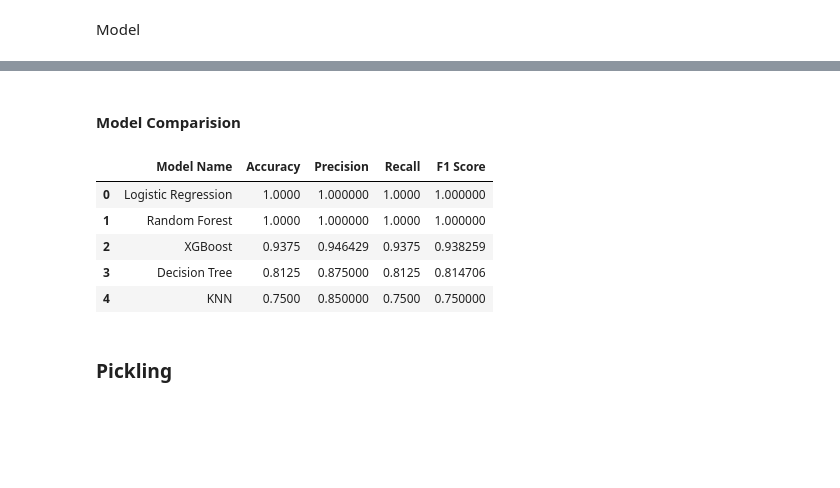
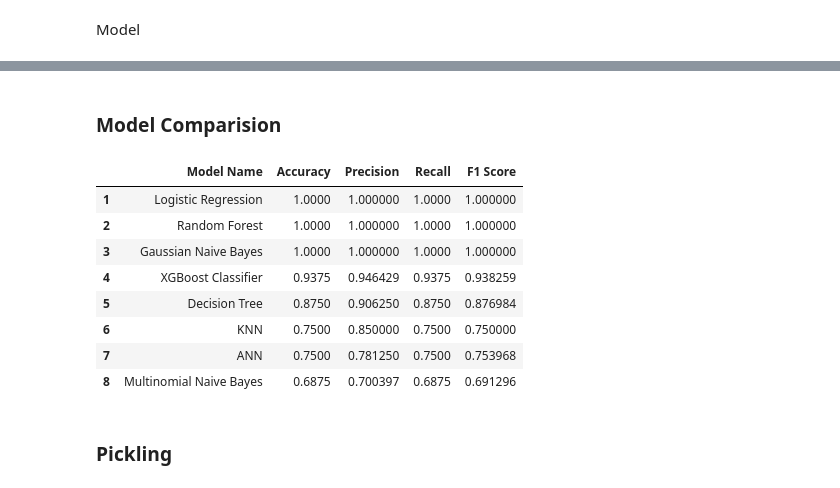
Before and after one commit to RampageousRJ/Forest-Fire-Prediction, a Jupyter notebook: model.ipynb, the cells around one changed output, grey strips where cells are left out. Saved outputs shown, nothing was run; the diff lists cells and outputs as text; code cells hidden in the pictures; blank space fills up the shorter version.

Commit message:
Added ANN
- Achieved 81.25% accuracy with ANN
- Achieved 93.75% accuracy with XGB Classifier
- Also removed duplicates from model summary table

```diff
--- a/model.ipynb
+++ b/model.ipynb
@@ -247,7 +249,7 @@ Y_predict = model.predict(X_test)
 print(f"Predicted Accuracy: {accuracy_score(y_test, Y_predict).round(3)*100}%")
 if accuracy_score(y_test, Y_predict) > best_model[1]:
     best_model = (model,accuracy_score(Y_test, Y_predict))
-Y_predict = pd.DataFrame(Y_predict).replace
-# em.loc[len(em)] = ['XGBoost',accuracy_score(Y_test, Y_predict),precision_score(Y_test,Y_predict,average='weighted'),recall_score(Y_test,Y_predict,average='weighted'),f1_score(Y_test,Y_predict,average='weighted')]
+Y_predict = pd.DataFrame(Y_predict).replace([0,1],['Safe','Fire'])
+em.loc[len(em)] = ['Multinomial Naive Bayes',accuracy_score(Y_test, Y_predict),precision_score(Y_test,Y_predict,average='weighted'),recall_score(Y_test,Y_predict,average='weighted'),f1_score(Y_test,Y_predict,average='weighted')]
 # %% [output]
 Predicted Accuracy: 68.8%
@@ -254,0 +280,14 @@ AttributeError: 'numpy.ndarray' object has no attribute 'replace'
+# %%
+from xgboost import XGBClassifier
+from sklearn.metrics import accuracy_score, precision_score, recall_score, f1_score
+
+y_train = Y_train.replace(['Safe','Fire'],[0,1])
+y_test = Y_test.replace(['Safe','Fire'],[0,1])
+model = XGBClassifier()
+model.fit(X_train,y_train)
+Y_predict = model.predict(X_test)
+print(f"Predicted Accuracy: {accuracy_score(y_test, Y_predict).round(3)*100}%")
+if accuracy_score(y_test, Y_predict) > best_model[1]:
+    best_model = (model,accuracy_score(Y_test, Y_predict))
+Y_predict = pd.DataFrame(Y_predict).replace([0,1],['Safe','Fire'])
+em.loc[len(em)] = ['XGBoost Classifier',accuracy_score(Y_test, Y_predict),precision_score(Y_test,Y_predict,average='weighted'),recall_score(Y_test,Y_predict,average='weighted'),f1_score(Y_test,Y_predict,average='weighted')]
@@ -254,0 +300,18 @@ AttributeError: 'numpy.ndarray' object has no attribute 'replace'
+# %%
+import tensorflow as tf
+from keras import Sequential
+from keras.layers import Dense
+from keras.callbacks import EarlyStopping
+
+tf.random.set_seed(42)
+early = EarlyStopping(monitor='loss', patience=2, mode='auto', min_delta=0.0001, restore_best_weights=True, verbose=True)
+
+Y_train = Y_train.replace(['Safe','Fire'],[0,1])
+
+model = Sequential()
+model.add(Dense(100, input_dim=3, activation='relu'))
+model.add(Dense(50, input_dim=3, activation='relu'))
+model.add(Dense(1, activation='sigmoid'))
+
+model.compile(loss='binary_crossentropy', optimizer='adam', metrics=['Accuracy','Precision'])
+hist = model.fit(X_train, Y_train, epochs=50, batch_size=4)
@@ -254,0 +361,4 @@ AttributeError: 'numpy.ndarray' object has no attribute 'replace'
+# %%
+Y_predict = model.predict(X_test)
+Y_predict = np.where(Y_predict > 0.5, 'Fire', 'Safe')
+em.loc[len(em)] = ['ANN',accuracy_score(Y_test, Y_predict),precision_score(Y_test,Y_predict,average='weighted'),recall_score(Y_test,Y_predict,average='weighted'),f1_score(Y_test,Y_predict,average='weighted')]
@@ -255,14 +367,19 @@ AttributeError: 'numpy.ndarray' object has no attribute 'replace'
 # %% [markdown]
-#### Model Comparision
+### Model Comparision
 # %%
-em.sort_values(by='Accuracy',ascending=False).reset_index(drop=True)
+em = em.sort_values(by='Accuracy',ascending=False).drop_duplicates(subset=['Accuracy','Precision','Recall','F1 Score'],keep='first').reset_index(drop=True)
+em.index = em.index+1
+em
 # %% [output]
 |  | Model Name | Accuracy | Precision | Recall | F1 Score |
-| 0 | Logistic Regression | 1.0000 | 1.000000 | 1.0000 | 1.000000 |
-| 1 | Random Forest | 1.0000 | 1.000000 | 1.0000 | 1.000000 |
-| 2 | XGBoost | 0.9375 | 0.946429 | 0.9375 | 0.938259 |
-| 3 | Decision Tree | 0.8125 | 0.875000 | 0.8125 | 0.814706 |
-| 4 | KNN | 0.7500 | 0.850000 | 0.7500 | 0.750000 |
+| 1 | Logistic Regression | 1.0000 | 1.000000 | 1.0000 | 1.000000 |
+| 2 | Random Forest | 1.0000 | 1.000000 | 1.0000 | 1.000000 |
+| 3 | Gaussian Naive Bayes | 1.0000 | 1.000000 | 1.0000 | 1.000000 |
+| 4 | XGBoost Classifier | 0.9375 | 0.946429 | 0.9375 | 0.938259 |
+| 5 | Decision Tree | 0.8750 | 0.906250 | 0.8750 | 0.876984 |
+| 6 | KNN | 0.7500 | 0.850000 | 0.7500 | 0.750000 |
+| 7 | ANN | 0.7500 | 0.781250 | 0.7500 | 0.753968 |
+| 8 | Multinomial Naive Bayes | 0.6875 | 0.700397 | 0.6875 | 0.691296 |
 # %% [markdown]
 ### Pickling
 # %%
```
Also changed, not shown: parts of 22 cells of this notebook.
